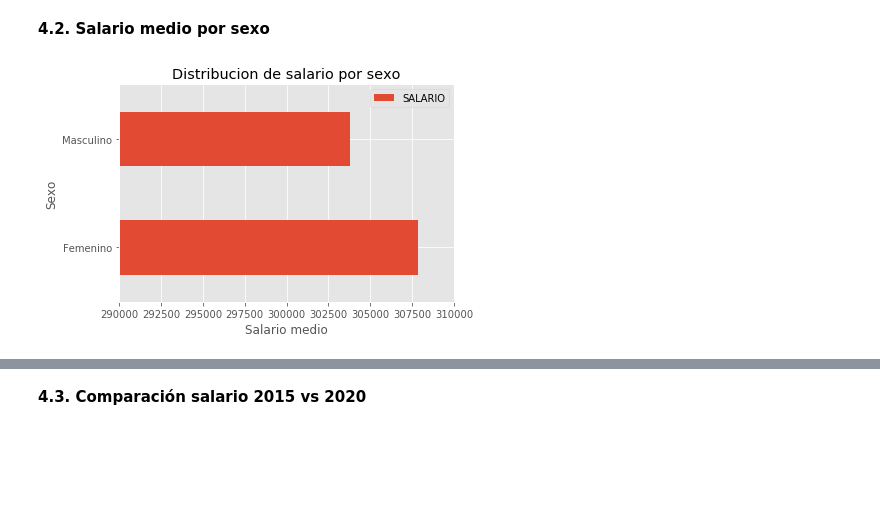
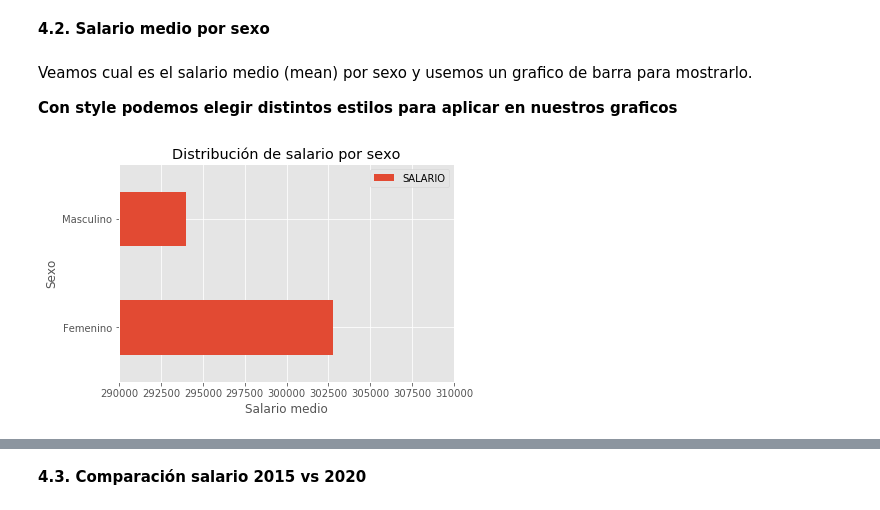
Before and after one commit to Victoriapm/analisis-datos-principiantes, a Jupyter notebook: 1.1. Analisis de datos principiantes - soluciones.ipynb, the cells around one changed output, grey strips where cells are left out. Cells and saved outputs as stored; diff of their text form; code cells hidden in the pictures; blank space fills up the shorter version.

```diff
--- a/1.1. Analisis de datos principiantes - soluciones.ipynb
+++ b/1.1. Analisis de datos principiantes - soluciones.ipynb
@@ -348,16 +365,20 @@ plt.show()
 [figure]
 # %% [markdown]
 **4.2. Salario medio por sexo**
+# %% [markdown]
+Veamos cual es el salario medio (mean) por sexo y usemos un grafico de barra para mostrarlo.
+
+**Con style podemos elegir distintos estilos para aplicar en nuestros graficos**
 # %%
 from matplotlib import style
 #style.available
 style.use('ggplot')
 
-salario_mediana = df2020.pivot_table('SALARIO', index='SEXO', aggfunc='median')
+salario_mediana = df2020.pivot_table('SALARIO', index='SEXO', aggfunc='mean')
 salario_mediana.plot(kind='barh', xlim=[290000,310000])
 
 plt.title('Distribución de salario por sexo')
 plt.ylabel('Sexo')
 plt.xlabel('Salario medio');
 # %% [output]
-[figure, old version]
+[figure, new version]
```
Also changed, not shown: parts of 36 cells of this notebook.
